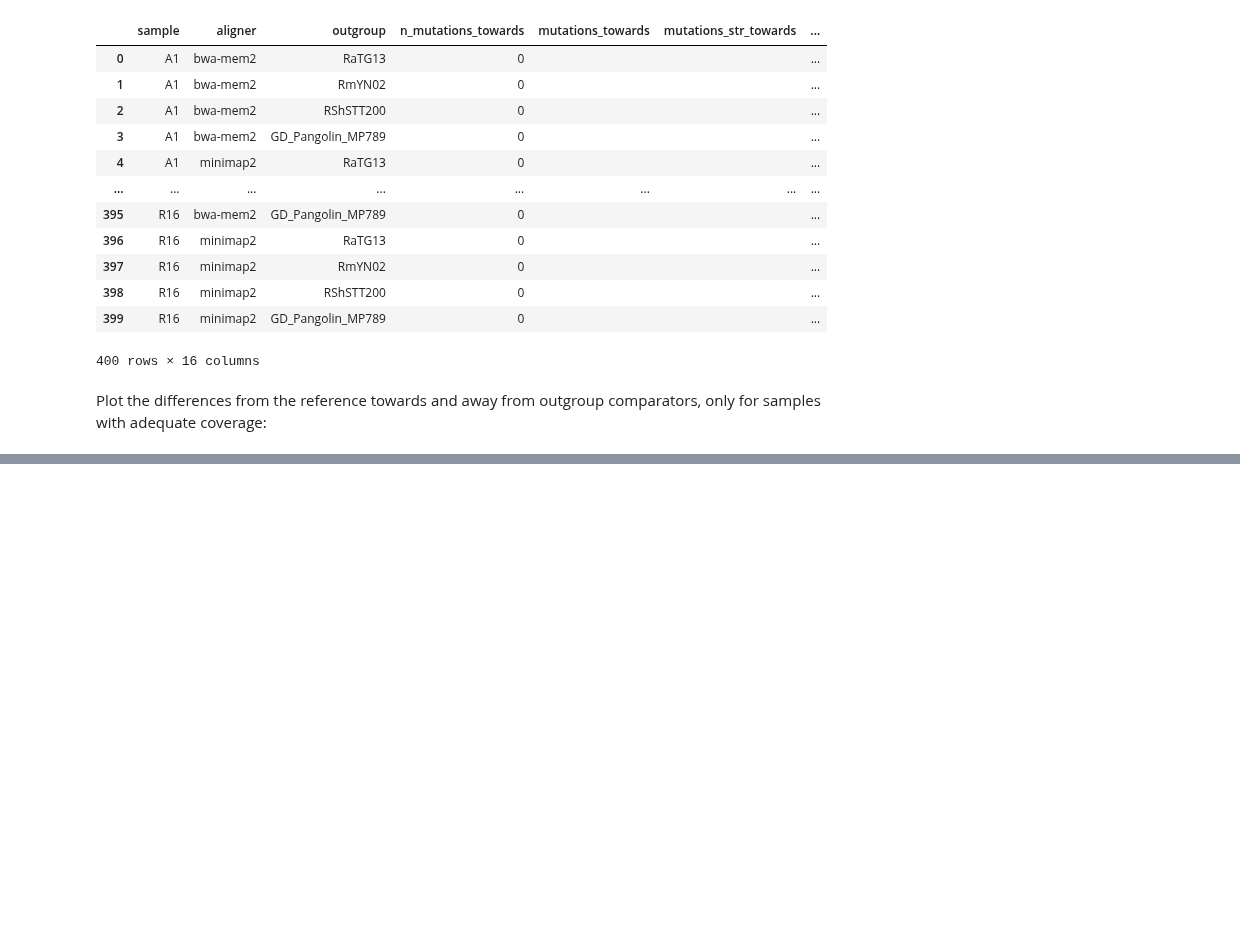
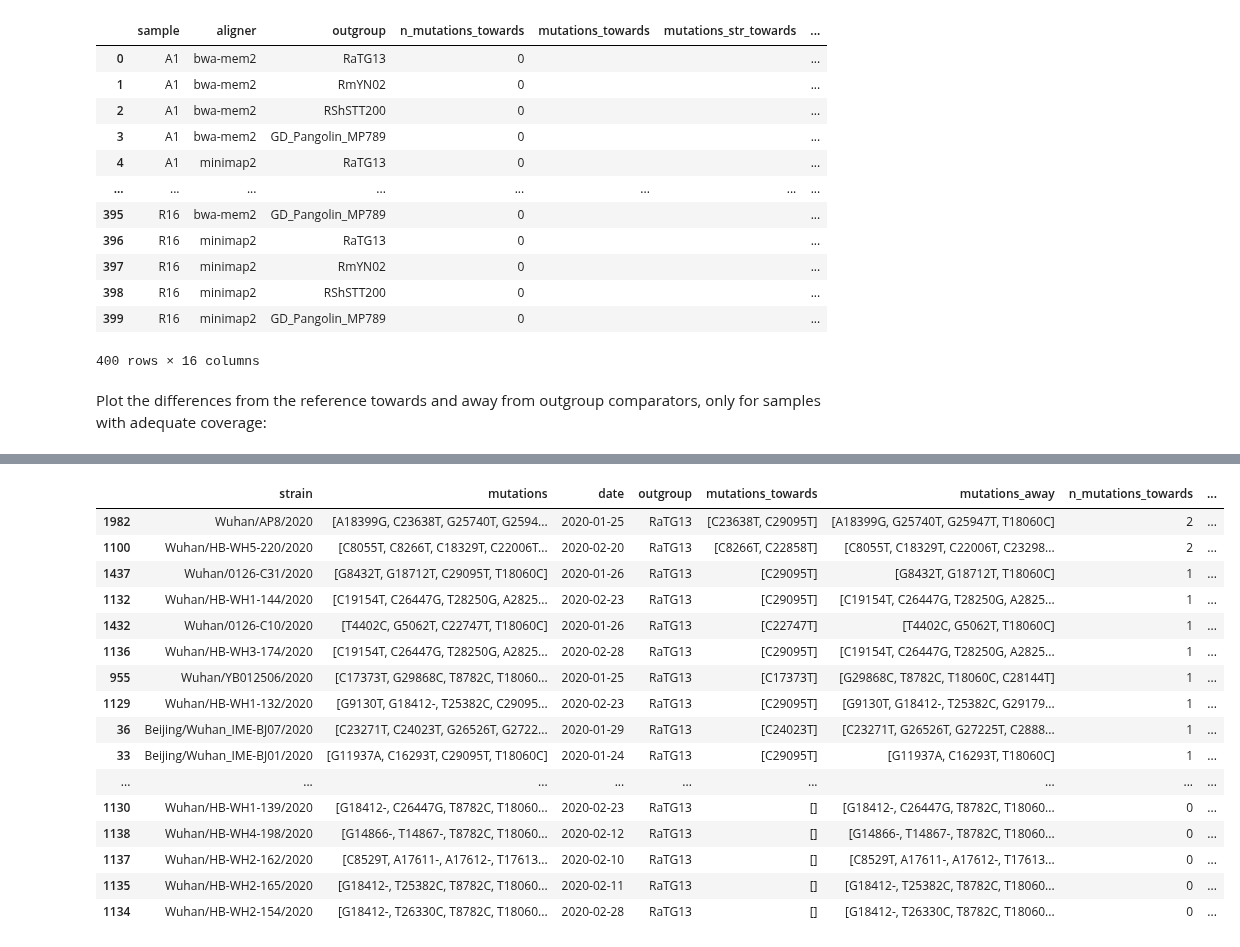
Before and after one commit to jbloom/SARS-CoV-2_PRJNA612766, a Jupyter notebook: notebooks/integrated_analysis.py.ipynb, the cells around one changed output, grey strips where cells are left out. Saved outputs shown, nothing was run; the diff lists cells and outputs as text; code cells hidden in the pictures; blank space fills up the shorter version.

```diff
--- a/notebooks/integrated_analysis.py.ipynb
+++ b/notebooks/integrated_analysis.py.ipynb
@@ -420,0 +450,20 @@ for d in gisaid['date']:
+# %%
+gisaid_early_diffs.query('outgroup == "RaTG13"').query('strain.str.contains("Wuhan")').sort_values('n_mutations_towards', ascending=False).head(n=20)
+# %% [output]
+|  | strain | mutations | date | outgroup | mutations_towards | mutations_away | n_mutations_towards | ... |
+| 1982 | Wuhan/AP8/2020 | [A18399G, C23638T, G25740T, G2594... | 2020-01-25 | RaTG13 | [C23638T, C29095T] | [A18399G, G25740T, G25947T, T18060C] | 2 | ... |
+| 1100 | Wuhan/HB-WH5-220/2020 | [C8055T, C8266T, C18329T, C22006T... | 2020-02-20 | RaTG13 | [C8266T, C22858T] | [C8055T, C18329T, C22006T, C23298... | 2 | ... |
+| 1437 | Wuhan/0126-C31/2020 | [G8432T, G18712T, C29095T, T18060C] | 2020-01-26 | RaTG13 | [C29095T] | [G8432T, G18712T, T18060C] | 1 | ... |
+| 1132 | Wuhan/HB-WH1-144/2020 | [C19154T, C26447G, T28250G, A2825... | 2020-02-23 | RaTG13 | [C29095T] | [C19154T, C26447G, T28250G, A2825... | 1 | ... |
+| 1432 | Wuhan/0126-C10/2020 | [T4402C, G5062T, C22747T, T18060C] | 2020-01-26 | RaTG13 | [C22747T] | [T4402C, G5062T, T18060C] | 1 | ... |
+| 1136 | Wuhan/HB-WH3-174/2020 | [C19154T, C26447G, T28250G, A2825... | 2020-02-28 | RaTG13 | [C29095T] | [C19154T, C26447G, T28250G, A2825... | 1 | ... |
+| 955 | Wuhan/YB012506/2020 | [C17373T, G29868C, T8782C, T18060... | 2020-01-25 | RaTG13 | [C17373T] | [G29868C, T8782C, T18060C, C28144T] | 1 | ... |
+| 1129 | Wuhan/HB-WH1-132/2020 | [G9130T, G18412-, T25382C, C29095... | 2020-02-23 | RaTG13 | [C29095T] | [G9130T, G18412-, T25382C, G29179... | 1 | ... |
+| 36 | Beijing/Wuhan_IME-BJ07/2020 | [C23271T, C24023T, G26526T, G2722... | 2020-01-29 | RaTG13 | [C24023T] | [C23271T, G26526T, G27225T, C2888... | 1 | ... |
+| 33 | Beijing/Wuhan_IME-BJ01/2020 | [G11937A, C16293T, C29095T, T18060C] | 2020-01-24 | RaTG13 | [C29095T] | [G11937A, C16293T, T18060C] | 1 | ... |
+| ... | ... | ... | ... | ... | ... | ... | ... | ... |
+| 1130 | Wuhan/HB-WH1-139/2020 | [G18412-, C26447G, T8782C, T18060... | 2020-02-23 | RaTG13 | [] | [G18412-, C26447G, T8782C, T18060... | 0 | ... |
+| 1138 | Wuhan/HB-WH4-198/2020 | [G14866-, T14867-, T8782C, T18060... | 2020-02-12 | RaTG13 | [] | [G14866-, T14867-, T8782C, T18060... | 0 | ... |
+| 1137 | Wuhan/HB-WH2-162/2020 | [C8529T, A17611-, A17612-, T17613... | 2020-02-10 | RaTG13 | [] | [C8529T, A17611-, A17612-, T17613... | 0 | ... |
+| 1135 | Wuhan/HB-WH2-165/2020 | [G18412-, T25382C, T8782C, T18060... | 2020-02-11 | RaTG13 | [] | [G18412-, T25382C, T8782C, T18060... | 0 | ... |
+| 1134 | Wuhan/HB-WH2-154/2020 | [G18412-, T26330C, T8782C, T18060... | 2020-02-28 | RaTG13 | [] | [G18412-, T26330C, T8782C, T18060... | 0 | ... |
```
Also changed, not shown: parts of 14 cells of this notebook, 2 other files.
